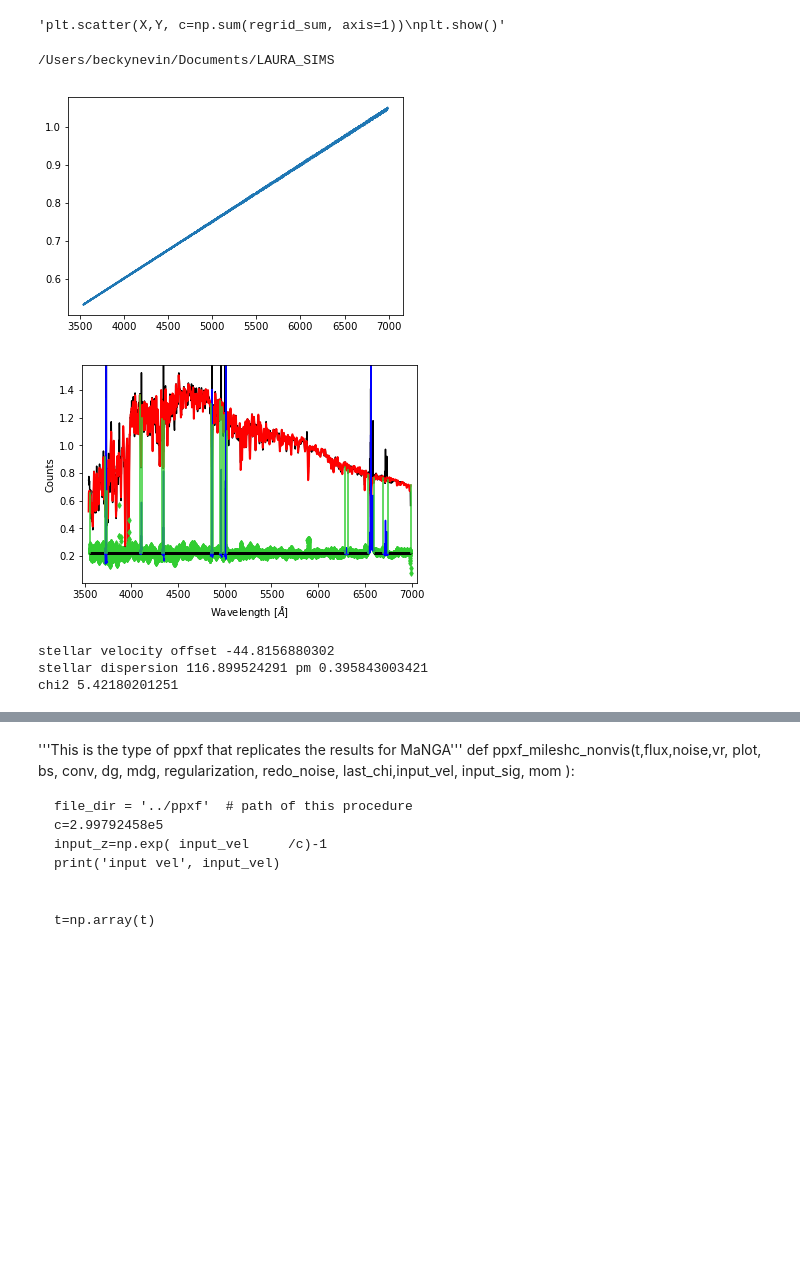
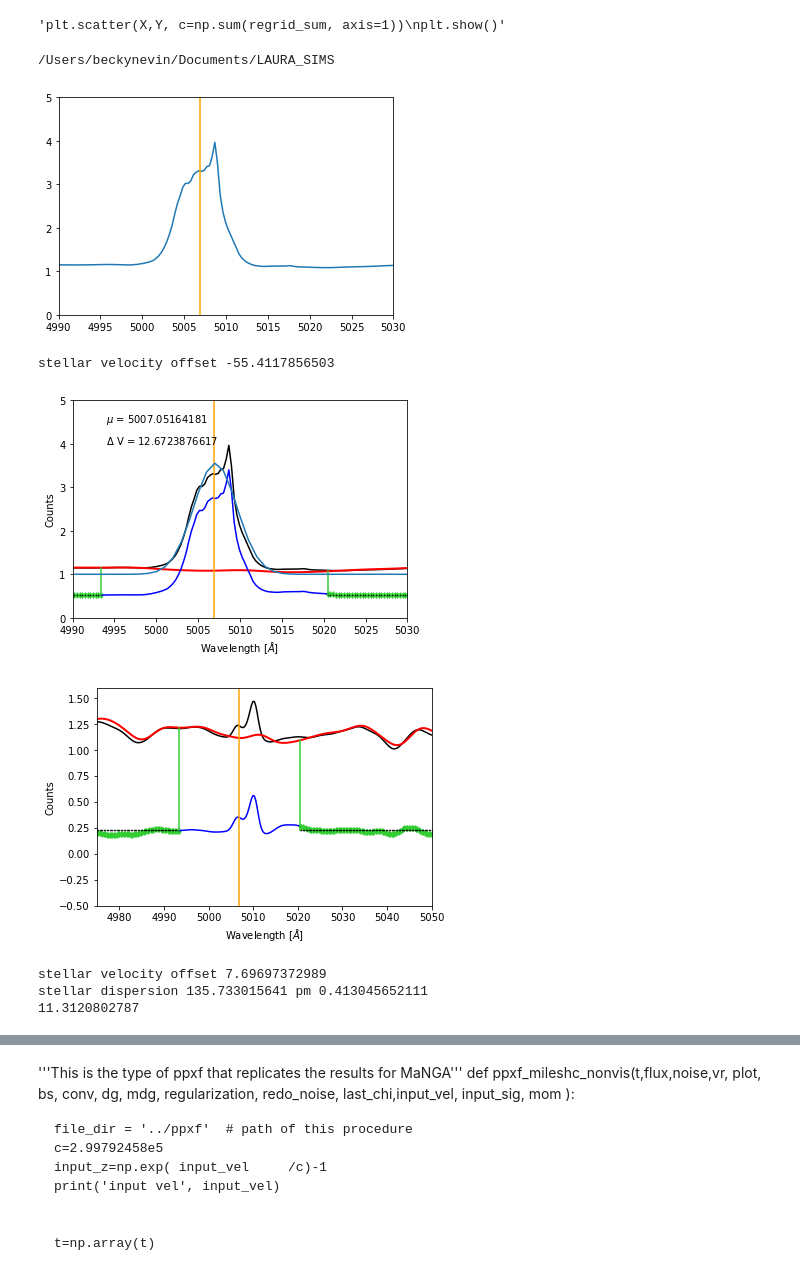
Before and after one commit to beckynevin/imaging_identification_mergers, a Jupyter notebook: Kin_class_summit.ipynb, the cells around one changed output, grey strips where cells are left out. Drawn from its saved outputs; the diff is of its cells as text; code cells hidden in the pictures; blank space fills up the shorter version.

```diff
--- a/Kin_class_summit.ipynb
+++ b/Kin_class_summit.ipynb
@@ -841,6 +841,9 @@ def arc_to_pix(arc):
     return (arc*(kpc_arcmin.value/60))/pixelscale
 # %%
 '''create a loop to find the stellar velocity at all points'''
+Ang=np.array(Ang)
+#Ang *= np.median(util.air_to_vac(Ang)/Ang)
+plt.clf()
 xmin=150
 xmax=200
 ymin=175
@@ -854,6 +857,57 @@ stell_vel = np.zeros((len(CAMERA0.data[0,:,0]),len(CAMERA0.data[0,0,:])))
 stell_vel_e = np.zeros((len(CAMERA0.data[0,:,0]),len(CAMERA0.data[0,0,:])))
 stell_disp = np.zeros((len(CAMERA0.data[0,:,0]),len(CAMERA0.data[0,0,:])))
 stell_disp_e = np.zeros((len(CAMERA0.data[0,:,0]),len(CAMERA0.data[0,0,:])))
+
+lab_lambda=5006.84#5008.24
+
+#CAMERA0.data
+
+z_input=0.0
+inte=np.sum(CAMERA0.data, axis=(1,2))
+int_norm=inte/np.median(inte)
+plt.plot(Ang, int_norm)
+plt.xlim([4990,5030])
+plt.ylim([0,5])
+plt.axvline(x=lab_lambda, color='orange')
+plt.show()
+err=int_norm/73
+c=2.99792458e5
+y=ppxf_mileshc_nonvis(Ang,int_norm,err,1,c*np.log(1+z_input))
+red_vel_input=c*np.log(1 + z_input)
+z_stars=np.exp( y[2]     /c)-1
+print('stellar velocity offset', (y[2]-red_vel_input)/(1+z_stars))
+plt.xlim([4990,5030])
+plt.ylim([0,5])
+plt.axvline(x=lab_lambda, color='orange')
+
+'''Okay, fit a line to it'''
+
+def gauss_1(x, *p):
+    A, mu, sigma, a,  b = p
+    return a*x+b+A*numpy.exp(-(x-mu)**2/(2.*sigma**2))
+p0=[5, lab_lambda, 5, 0, 1]
+xs=np.linspace(4975,5049,5050-4975)
+coeff, var_matrix = curve_fit(gauss_1, Ang, int_norm, p0=p0)
+hist=gauss_1(xs, *coeff)
+plt.plot(xs, hist)
+plt.annotate(r'$\mu$ = '+str(coeff[1]), xy=(0.1,0.9), xycoords='axes fraction')
+
+plt.annotate(r'$\Delta$ V = '+str(c*(coeff[1]-lab_lambda)/lab_lambda), xy=(0.1,0.8), xycoords='axes fraction')
+
+plt.show()
+
+weights=y[7]
+names=[]
+'''Make a list of files to copy into a new directory '''
+for i in range(len(weights)):
+    if weights[i] > 0:
+        if i < 10:
+
+            names.append('../MaNGA_code/practice_logcube/DAP/data/spectral_templates/miles_cluster/MILES_cluster_group_0'+str(i+1)+'.fits')
+        else:
+            names.append('../MaNGA_code/practice_logcube/DAP/data/spectral_templates/miles_cluster/MILES_cluster_group_'+str(i+1)+'.fits')
+
+
 #for i in range(len(CAMERA0.data[0,:,0])):
 #    for j in range(len(CAMERA0.data[0,0,:])):
 for i in range(1):#was 20
@@ -881,39 +935,46 @@ for i in range(1):#was 20
         plt.show()
         '''
 
         c=2.99792458e5
         #we need to convert to counts so we can extract
         #an error spectrum
 
         z_input=0.0
-        y=ppxf_mileshc_nonvis(x,spec_input,spec_input/73,1, c*np.log(1 + z_input))
+        y=ppxf_mileshc_after(x,spec_input,spec_input/73,1, c*np.log(1 + z_input), names)
+        plt.xlim([4975,5050])
+        plt.axvline(x=lab_lambda, color='orange')
 
+
+
+        plt.show()
 
 
         #print('y output', y)
 
 
         red_vel_input=c*np.log(1 + z_input)
 
         z_stars=np.exp( y[2]     /c)-1
 
         stell_vel[xs,ys]=(y[2]-red_vel_input)/(1+z_stars)
 
         print('stellar velocity offset', (y[2]-red_vel_input)/(1+z_stars))
         #stell_vel_e[xs,ys]=abs((y[2]/y[3])*((y[3]-red_vel_input)/(1+z_stars)))
         stell_vel_e[xs,ys]=(y[4])
         stell_disp[xs,ys]=y[3]
         stell_disp_e[xs,ys]=y[5]
         print('stellar dispersion', y[3], 'pm', y[5])
         print(y[6])
         #this is the percent error multiplied by the corrected stellar velocity
 # %% [output]
 /Users/beckynevin/Documents/LAURA_SIMS
-[figure, old version]
+[figure, new version]
+stellar velocity offset -55.4117856503
-[figure, old version]
+[figure, new version]
-stellar velocity offset -44.8156880302
-stellar dispersion 116.899524291 pm 0.395843003421
-chi2 5.42180201251
+[figure, added]
+stellar velocity offset 7.69697372989
+stellar dispersion 135.733015641 pm 0.413045652111
+11.3120802787
 # %%
 '''The output is the stellar velocity, so we will need to save a file
 so that we can input it into kinemetry directly'''
```
Also changed, not shown: parts of 4 cells of this notebook.
